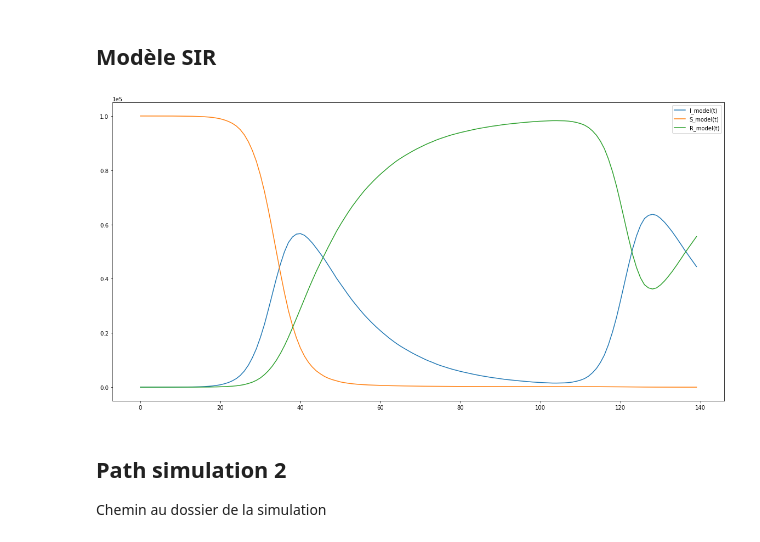
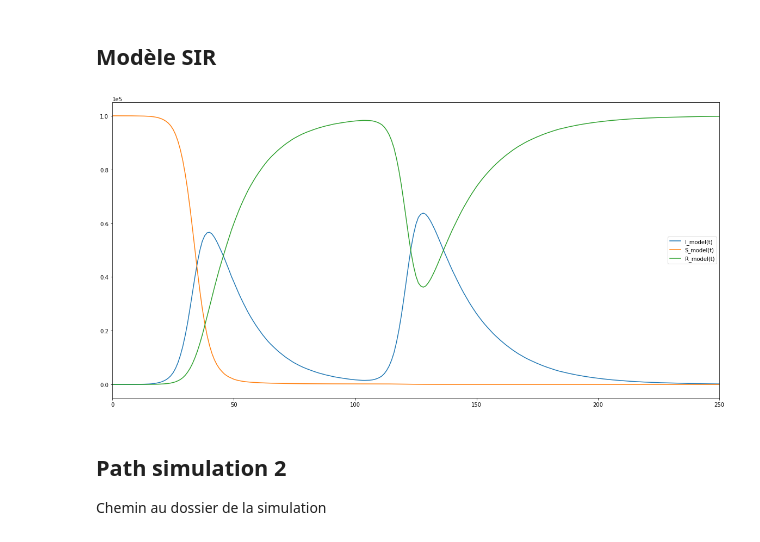
Before and after one commit to maximepasquier/Diversity, a Jupyter notebook: Python/SIR.ipynb, the cells around one changed output. Drawn from its saved outputs; the diff is of its cells as text; code cells hidden in the pictures.

```diff
--- a/Python/SIR.ipynb
+++ b/Python/SIR.ipynb
@@ -1385,34 +1401,35 @@ print(temps_data)
 contamine = pd.read_csv(path1 + "/data_csv/m_nombre_contamine.csv", dtype=int)
 recovered = pd.read_csv(path1 + "/data_csv/m_SIR_recovered_file.csv", dtype=int)
 
 nombre_individus_S = N
 nombre_individus_data_S = nombre_individus_S - contamine
 nombre_individus_data_S = nombre_individus_data_S['Nombre de contaminés'].subtract(recovered['Recovered'])
 
 infection(S, I, R, N, iterations)
 figure = plt.figure(figsize=(20, 10))
 
 I_model, = plt.plot(contamine, label='I_model(t)')
 S_model, = plt.plot(nombre_individus_data_S, label='S_model(t)')
 R_model, = plt.plot(recovered, label='R_model(t)')
 
 
 plt.legend(handles=[I_model, S_model, R_model])
 
 plt.ticklabel_format(style='sci', axis='y', scilimits=(0,0)) # use scientific notation
 
+plt.xlim([0, 250])
 plt.show()
 
 # MSE I
 #print("MSE I : ", np.square(np.subtract(contamine['Nombre de contaminés'].values.tolist(),I_comp)).mean())
 
 # MSE S
 #print("MSE S : ", np.square(np.subtract(nombre_individus_data_S.values.tolist(),S_comp)).mean())
 
 # MSE R
 #print("MSE R : ", np.square(np.subtract(recovered['Recovered'].values.tolist(),R_comp)).mean())
 # %% [output]
-[figure, old version]
+[figure, new version]
 # %% [markdown]
 ## Path simulation 2
 Chemin au dossier de la simulation
```
Also changed, not shown: parts of 51 cells of this notebook, 1 other file.
